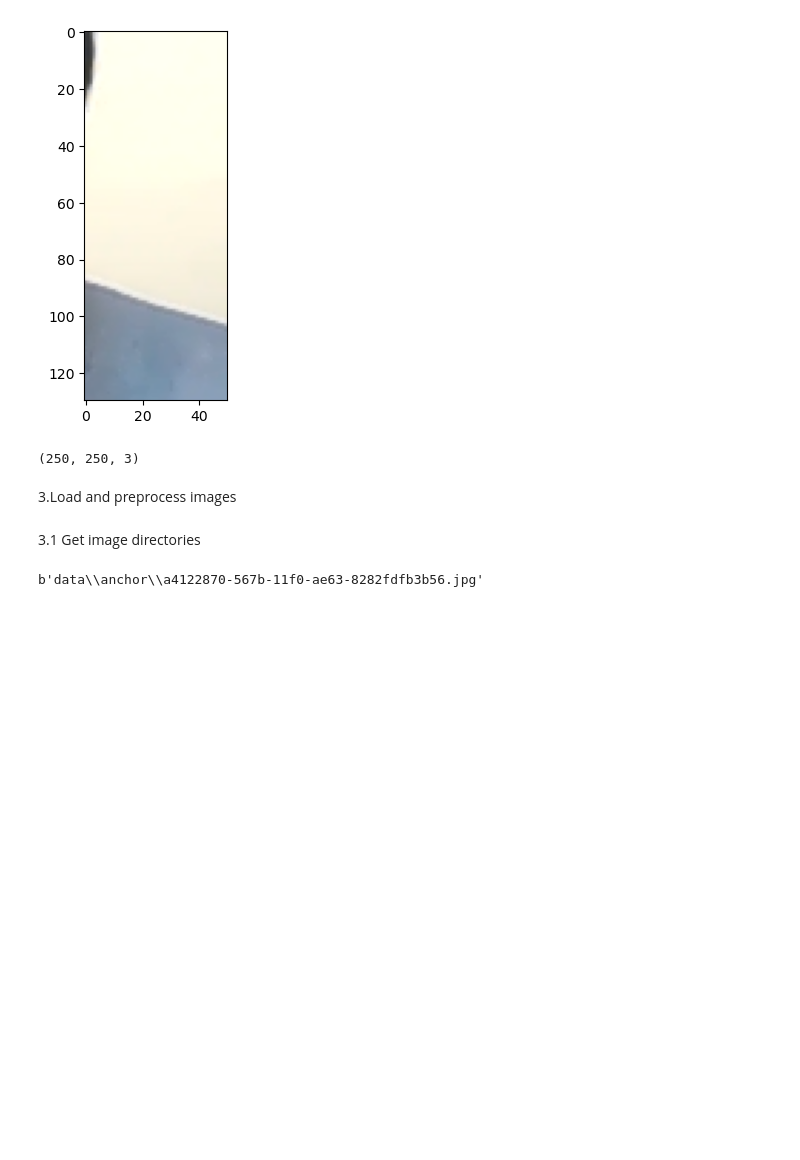
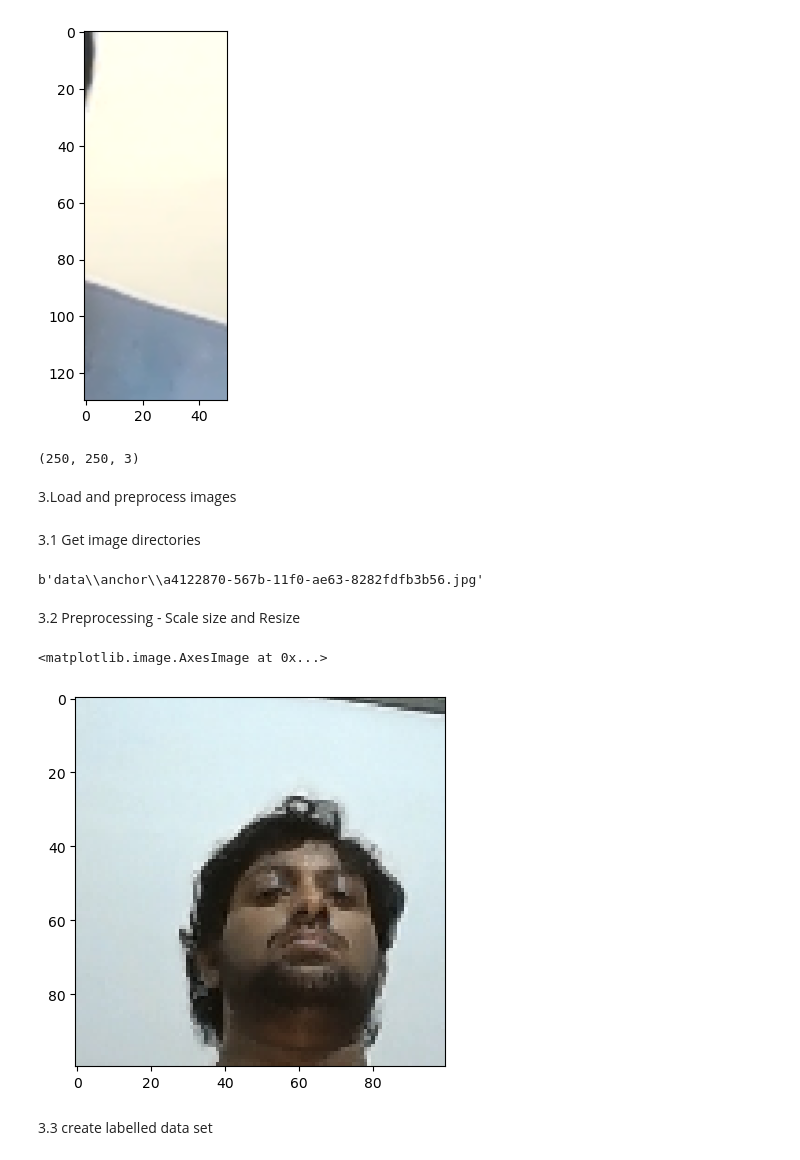
Before and after one commit to NPraveenLiyanage/FaceRecognitionApp, a Jupyter notebook: Facial verification with a siamese netwoek.ipynb, the cells around one changed output. Cells and saved outputs as stored; diff of their text form; code cells hidden in the pictures; blank space fills up the shorter version.

Commit message:
Load and preprocess images

```diff
--- a/Facial verification with a siamese netwoek.ipynb
+++ b/Facial verification with a siamese netwoek.ipynb
@@ -153,3 +153,25 @@ negative = tf.data.Dataset.list_files(NEG_PATH+'/*.jpg').take(300)
 anchor.as_numpy_iterator().next()
 # %% [output]
 b'data\\anchor\\a4122870-567b-11f0-ae63-8282fdfb3b56.jpg'
+# %% [markdown]
+3.2 Preprocessing - Scale size and Resize
+# %%
+def preprocess(file_path):
+    #read in image from file path
+    byte_img = tf.io.read_file(file_path)
+    #load in the image
+    img = tf.io.decode_jpeg(byte_img)
+    #preprocessing step - resizing the image to be 100x100x3
+    img = tf.image.resize(img, (100, 100))
+    #Scale image to be between 0 and 1
+    img = img / 255.0
+    return img
+# %%
+img = preprocess('data\\anchor\\a4122870-567b-11f0-ae63-8282fdfb3b56.jpg')
+# %%
+plt.imshow(img)
+# %% [output]
+<matplotlib.image.AxesImage at 0x...>
+[figure, added]
+# %% [markdown]
+3.3 create labelled data set
```
Also changed, not shown: parts of 21 cells of this notebook.
